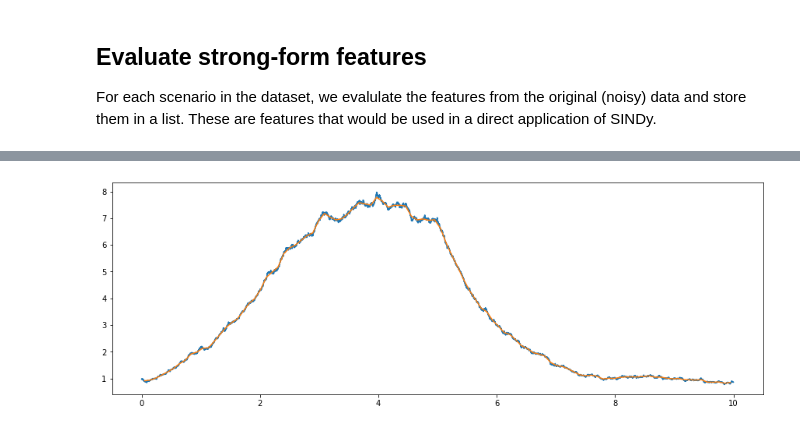
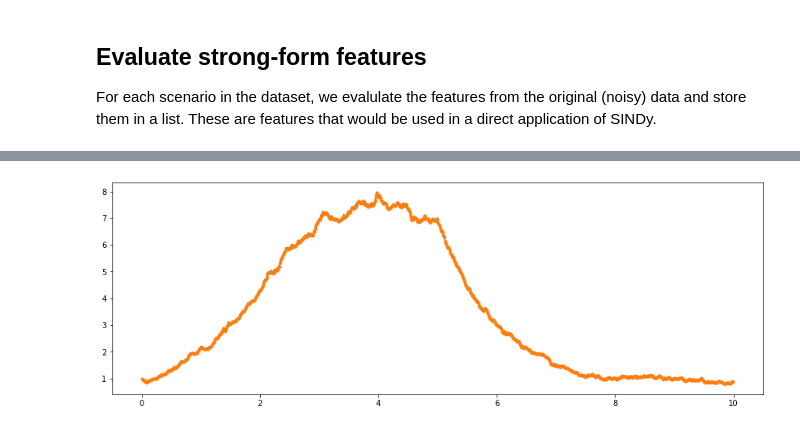
Before and after one commit to etiennerognin/DiluteBrownianDynamics, a Jupyter notebook: data/analyse_Hookean.ipynb, the cells around one changed output, grey strips where cells are left out. Saved outputs shown, nothing was run; the diff lists cells and outputs as text; code cells hidden in the pictures.

```diff
--- a/data/analyse_Hookean.ipynb
+++ b/data/analyse_Hookean.ipynb
@@ -14,15 +14,15 @@ plt.rcParams['figure.figsize'] = [15, 8]
 # %%
 # Name: file
 dataset_files = {
-    'random_0_n1000': 'outputs/Hookean/random_0_n100.npz',
-    'random_1_n1000': 'outputs/Hookean/random_1_n100.npz',
-    'random_2_n1000': 'outputs/Hookean/random_2_n100.npz'
+    'random_0_n100': 'outputs/Hookean/random_0_n100.npz',
+    'random_1_n100': 'outputs/Hookean/random_1_n100.npz',
+    'random_2_n100': 'outputs/Hookean/random_2_n100.npz'
 }
 # %%
 # Load data
 dataset = {}
 for name, file in dataset_files.items():
-    with np.load(file, allow_pickle=True) as data:
+    with np.load(file) as data:
         temp = dict(data)
         # Rename variables
         temp['S'] = temp.pop('S_average')
@@ -123,11 +123,11 @@ Number of feature_functions: 68
 For each scenario in the dataset, we evalulate the features from the original (noisy) data and store them in a list. These are features that would be used in a direct application of SINDy.
 # %%
 precursor_dict = {}
-for name, data in dataset.items():
+for scenario, data in dataset.items():
     precursors = []
     for feature in library.feature_functions:
         precursors.append(feature(data))
-    precursor_dict[name] = precursors
+    precursor_dict[scenario] = precursors
 # %%
 def inspect(scenario, line, feature):
 
@@ -177,7 +177,7 @@ A few important remarks:
 # %%
 from matsindy.weak import make_window
 
-window = make_window(100, 'rectangular')
+window = make_window(10, 'rectangular')
 
 width = len(window)
 x = np.arange(width)
@@ -208,9 +208,9 @@ weak_dataset_X = {}
 for scenario, features in precursor_dict.items():
     weak_dataset_X[scenario] = [weak_form(feature, dt, window) for feature in features]
 # %%
-scenario = 'random_0_n1000'
+scenario = 'random_0_n100'
 plt.plot(dataset[scenario]['t'], dataset[scenario]['S'][:,0,0])
-plt.plot(dataset[scenario]['t'][width//2:-width//2:width-2], weak_dataset_X[scenario][1][:,0,0]/dt)
+plt.plot(dataset[scenario]['t'][width//2:-width//2:width-2], weak_dataset_X[scenario][1][:,0,0]/dt, '.')
 plt.show()
 # %% [output]
-[figure, old version]
+[figure, new version]
```
Also changed, not shown: parts of 21 cells of this notebook, 1 other file.
